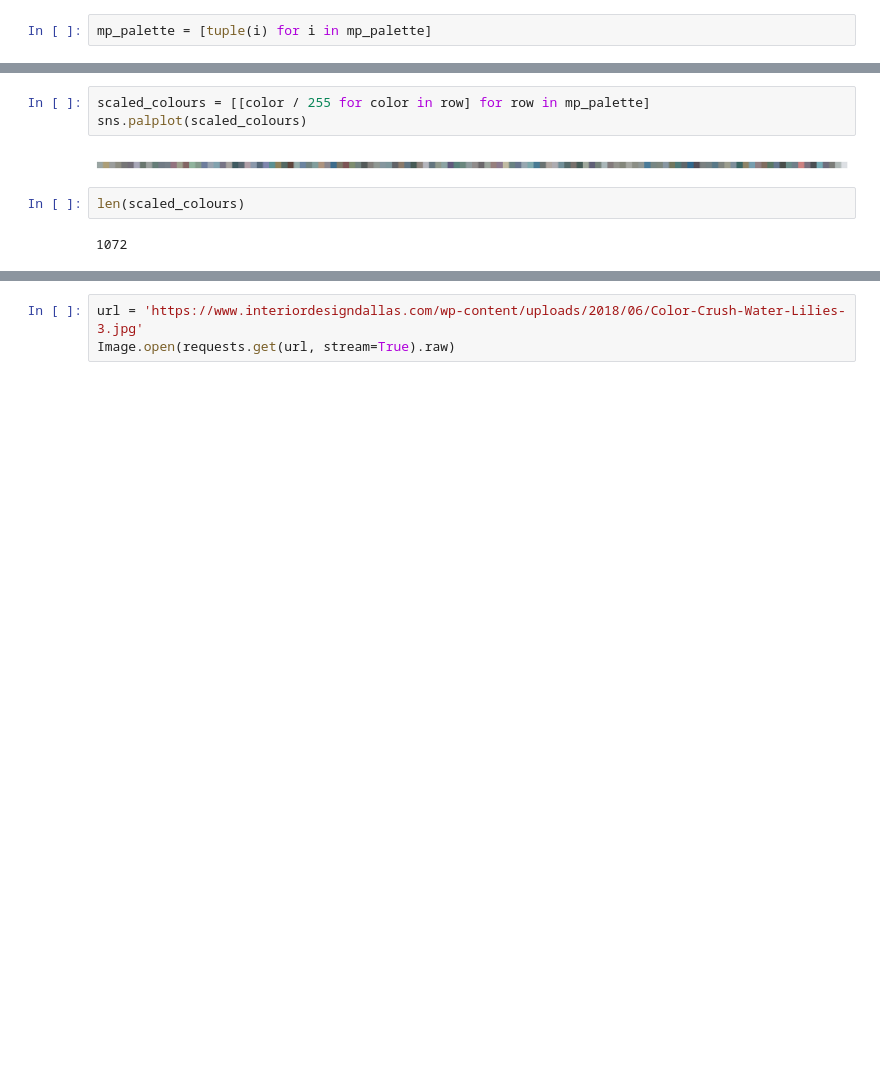
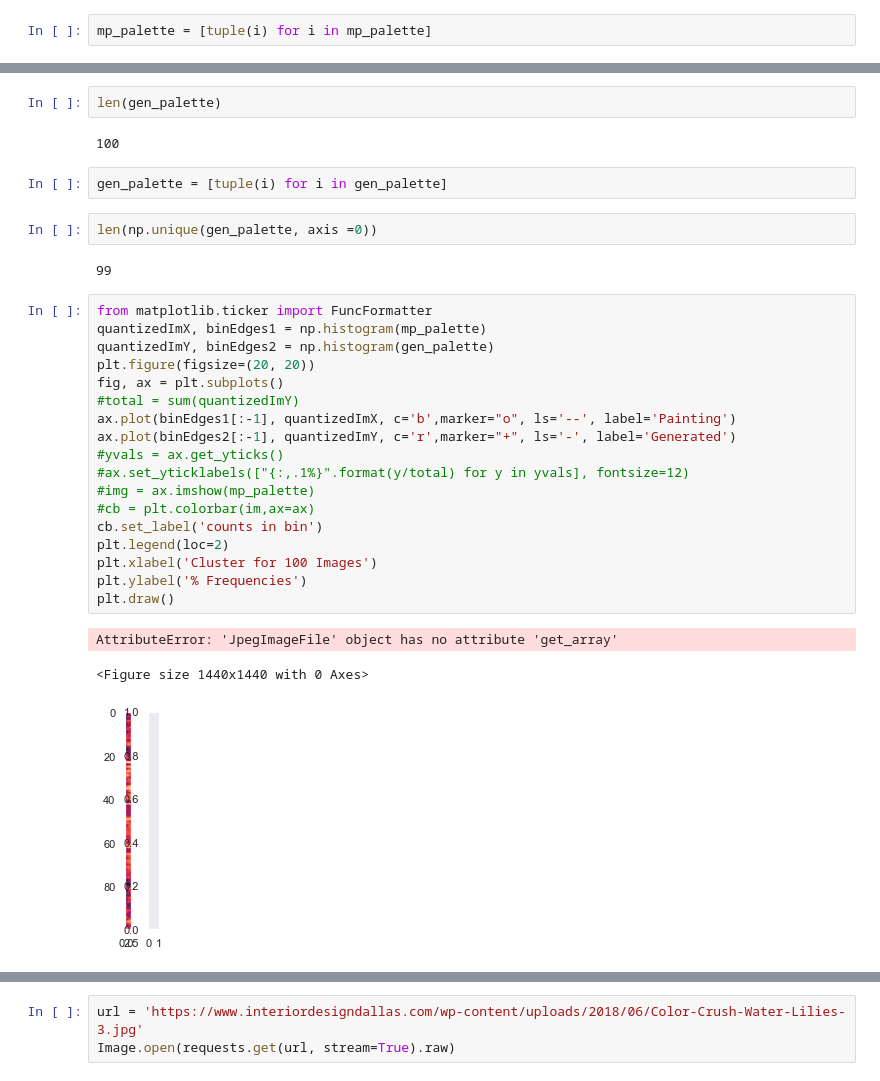
Before and after one commit to arpit2412/Generative-Adversarial-Network-, a Jupyter notebook: CycleGAN/KNN.ipynb, the cells around one changed output, grey strips where cells are left out. Saved outputs shown, nothing was run; the diff lists cells and outputs as text; blank space fills up the shorter version.

```diff
--- a/CycleGAN/KNN.ipynb
+++ b/CycleGAN/KNN.ipynb
@@ -390,9 +424,32 @@ mp_palette
-# %%
-scaled_colours = [[color / 255 for color in row] for row in mp_palette]
-sns.palplot(scaled_colours)
-# %% [output]
-[figure, removed]
 # %%
-len(scaled_colours)
+len(gen_palette)
 # %% [output]
-1072
+100
+# %%
+gen_palette = [tuple(i) for i in gen_palette]
+# %%
+len(np.unique(gen_palette, axis =0))
+# %% [output]
+99
+# %%
+from matplotlib.ticker import FuncFormatter
+quantizedImX, binEdges1 = np.histogram(mp_palette)
+quantizedImY, binEdges2 = np.histogram(gen_palette)
+plt.figure(figsize=(20, 20))
+fig, ax = plt.subplots()
+#total = sum(quantizedImY)
+ax.plot(binEdges1[:-1], quantizedImX, c='b',marker="o", ls='--', label='Painting')
+ax.plot(binEdges2[:-1], quantizedImY, c='r',marker="+", ls='-', label='Generated')
+#yvals = ax.get_yticks()
+#ax.set_yticklabels(["{:,.1%}".format(y/total) for y in yvals], fontsize=12)
+#img = ax.imshow(mp_palette)
+#cb = plt.colorbar(im,ax=ax)
+cb.set_label('counts in bin')
+plt.legend(loc=2)
+plt.xlabel('Cluster for 100 Images')
+plt.ylabel('% Frequencies')
+plt.draw()
+# %% [output]
+AttributeError: 'JpegImageFile' object has no attribute 'get_array'
+<Figure size 1440x1440 with 0 Axes>
+[figure, added]
```
Also changed, not shown: parts of 26 cells of this notebook, 1 other file.
